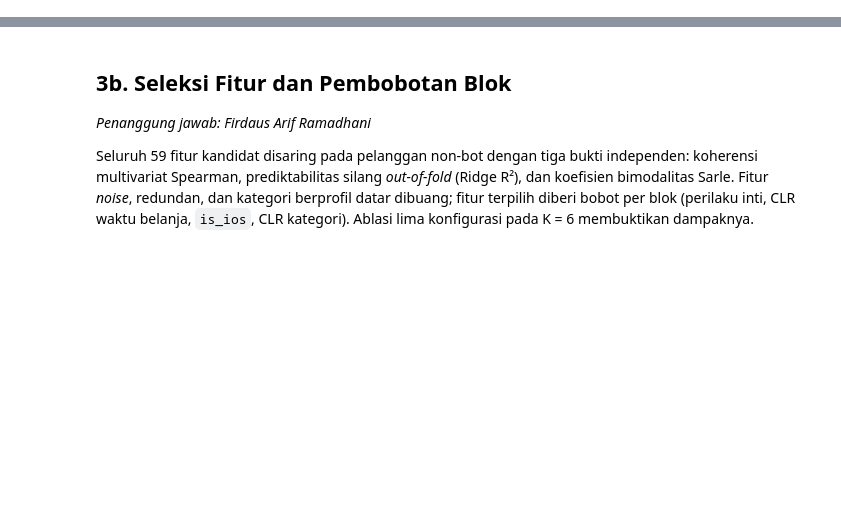
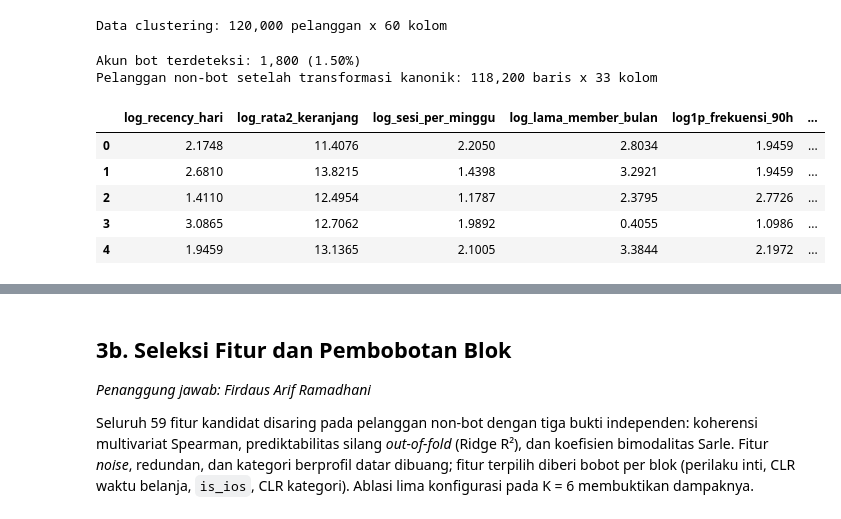
Before and after one commit to Nerodix/uts-ml-2026, a Jupyter notebook: kode/notebooks/tugas3_clustering.ipynb, the cells around one changed output, grey strips where cells are left out. Saved outputs shown, nothing was run; the diff lists cells and outputs as text; code cells hidden in the pictures; blank space fills up the shorter version.

Commit message:
refactor(notebook): pecah butir 3a Tugas 3 menjadi deteksi bot, transformasi kanonik, dan audit

```diff
--- a/kode/notebooks/tugas3_clustering.ipynb
+++ b/kode/notebooks/tugas3_clustering.ipynb
@@ -150,0 +112,31 @@ tampilkan_gambar("task3_3a_preprocessing.png")
+# %%
+from src.clustering.preprocess import (
+    audit_prapemrosesan,
+    buat_grafik_prapemrosesan,
+    deteksi_anomali_bot_aktivitas,
+    muat_data_clustering,
+    praproses_fitur_kanonik,
+)
+from src.utils import save_json
+
+df = muat_data_clustering()
+print(f"Data clustering: {df.shape[0]:,} pelanggan x {df.shape[1]} kolom")
+# %% [output]
+Data clustering: 120,000 pelanggan x 60 kolom
+# %%
+is_bot, _ = deteksi_anomali_bot_aktivitas(df, seed=SEED)
+print(f"Akun bot terdeteksi: {int(is_bot.sum()):,} ({is_bot.mean():.2%})")
+
+df_normal = df.loc[~is_bot].copy()
+df_canon, _ = praproses_fitur_kanonik(df_normal)
+print(f"Pelanggan non-bot setelah transformasi kanonik: {df_canon.shape[0]:,} baris x {df_canon.shape[1]} kolom")
+display(df_canon.head())
+# %% [output]
+Akun bot terdeteksi: 1,800 (1.50%)
+Pelanggan non-bot setelah transformasi kanonik: 118,200 baris x 33 kolom
+|  | log_recency_hari | log_rata2_keranjang | log_sesi_per_minggu | log_lama_member_bulan | log1p_frekuensi_90h | ... |
+| 0 | 2.1748 | 11.4076 | 2.2050 | 2.8034 | 1.9459 | ... |
+| 1 | 2.6810 | 13.8215 | 1.4398 | 3.2921 | 1.9459 | ... |
+| 2 | 1.4110 | 12.4954 | 1.1787 | 2.3795 | 2.7726 | ... |
+| 3 | 3.0865 | 12.7062 | 1.9892 | 0.4055 | 1.0986 | ... |
+| 4 | 1.9459 | 13.1365 | 2.1005 | 3.3844 | 2.1972 | ... |
```
Also changed, not shown: parts of 11 cells of this notebook.
